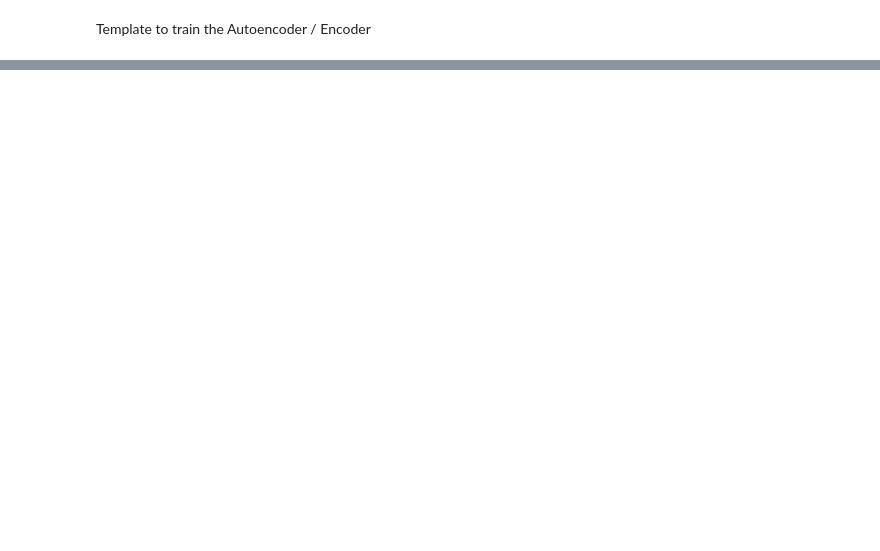
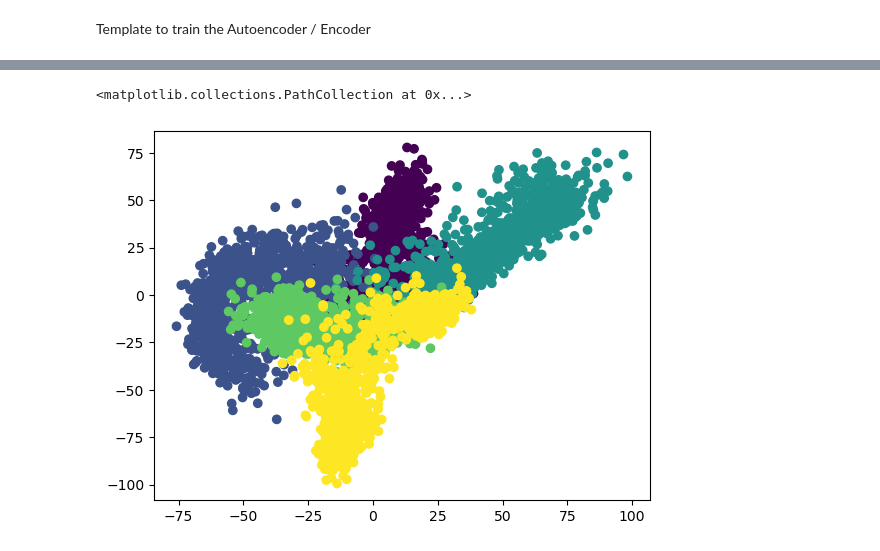
Before and after one commit to guillaumehu/phate_fim, a Jupyter notebook: notebooks/gh-train-template.ipynb, the cells around one changed output, grey strips where cells are left out. Cells and saved outputs as stored; diff of their text form; code cells hidden in the pictures; blank space fills up the shorter version.

```diff
--- a/notebooks/gh-train-template.ipynb
+++ b/notebooks/gh-train-template.ipynb
@@ -127,0 +210,37 @@ plt.scatter(phate_sphere[:, 0], phate_sphere[:, 1])
+# %%
+# SEED
+pl.utilities.seed.seed_everything(seed=seed)
+
+# data loader for the training set.
+train_loader = train_dataloader(dataset, n_obs, n_dim, emb_dim, batch_size, knn)
+
+# Defining the pytorch lightning model.
+model = LitAutoencoder(
+    input_dim=input_dim,
+    encoder_layer=encoder_layer,
+    activation=activation,
+    lr=lr,
+    kernel_type=kernel_type,
+    loss_emb=loss_emb,
+    loss_dist=loss_dist,
+    bandwitdh=bandwitdh,
+    t=t,
+    scale=scale,
+    knn = knn,
+)
+
+# Defining the trainer
+# NOTE, we can add more things like gradient clipping, early stopping, Callbacks etc..
+# NOTE logger is set to `FALSE`, change to `True` to keep tracks of the metrics.
+# NOTE  `enable_checkpointing ` is set to `False`, set to `True` to keep checkpoints of the model.
+trainer = Trainer(
+    max_epochs=max_epochs,
+    fast_dev_run=fast_dev_run,
+    accelerator=accelerator,
+    devices=devices,
+    logger=logger,
+    enable_checkpointing=False,
+)
+
+# Train the model
+trainer.fit(model, train_dataloaders=train_loader)
@@ -127,0 +264,11 @@ plt.scatter(phate_sphere[:, 0], phate_sphere[:, 1])
+# %%
+tree_data, tree_clusters = phate.tree.gen_dla(n_dim=n_dim, n_branch=5, branch_length=int(n_obs/5))
+tree_data_pt = torch.tensor(tree_data).float().to(model.device)
+
+model.eval()
+pred = model.forward(tree_data_pt)
+pred = pred.detach().cpu().numpy()
+plt.scatter(pred[:, 0], pred[:, 1], c=tree_clusters)
+# %% [output]
+<matplotlib.collections.PathCollection at 0x...>
+[figure, added]
```
Also changed, not shown: parts of 15 cells of this notebook.
